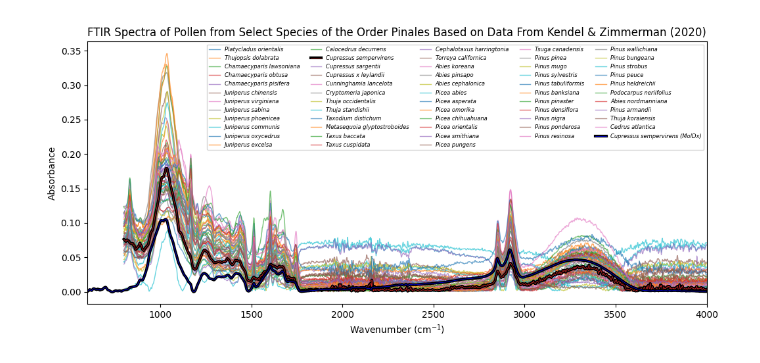
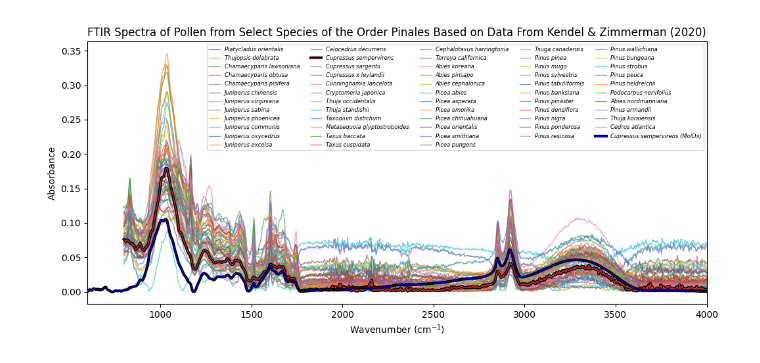
Before and after one commit to akaeii/c-semp_pollen_e-beam, a Jupyter notebook: ftir_visualization/zimmerman_data/analysis.ipynb, the cells around one changed output. Cells and saved outputs as stored; diff of their text form; code cells hidden in the pictures.

Commit message:
General plot improvements.

```diff
--- a/ftir_visualization/zimmerman_data/analysis.ipynb
+++ b/ftir_visualization/zimmerman_data/analysis.ipynb
@@ -13,23 +13,23 @@ moldx_wave_no = pd.read_csv('data/moldx_wave_no.csv')
 # %%
 plt.close('all')
 zimmerman_pinales_fig, axis = plt.subplots(1,1, figsize=(10.5,5))
 zimmerman_pinales_fig.canvas.header_visible = False
 
 pe = patheffects.withStroke(linewidth=3, foreground='black')
 
 for species in zimmerman_pinales_ave.columns:
     if species == 'Cupressus sempervirens':
-        axis.plot(zimmerman_wave_no, zimmerman_pinales_ave[species], linewidth=0.5, label=species, alpha=1, zorder=2)[0].set_path_effects([pe])
+        axis.plot(zimmerman_wave_no, zimmerman_pinales_ave[species], linewidth=1, label=species, alpha=1, zorder=2)[0].set_path_effects([pe])
     else:
         axis.plot(zimmerman_wave_no, zimmerman_pinales_ave[species], linewidth=1, label=species, alpha=0.65, zorder=1)
 
-axis.plot(moldx_wave_no, moldx_48['ave'], linewidth=0.5, label="Cupressus sempervirens (MolDx)", color='blue', alpha=1)[0].set_path_effects([pe])
+axis.plot(moldx_wave_no, moldx_48['ave'], linewidth=1, label="Cupressus sempervirens (MolDx)", color='blue', alpha=1)[0].set_path_effects([pe])
 
 axis.set(title='FTIR Spectra of Pollen from Select Species of the Order Pinales Based on Data From Kendel & Zimmerman (2020)',
          xlabel='Wavenumber (cm$^{-1}$)',
          ylabel='Absorbance',
          xlim=(600,4000))
 axis.legend(ncols=5, prop={'style': 'italic', 'size':6})
 zimmerman_pinales_fig.tight_layout()
 # %% [output]
-[figure, old version]
+[figure, new version]
```
